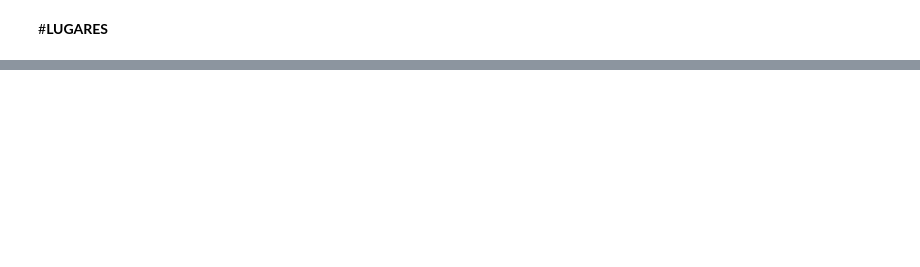
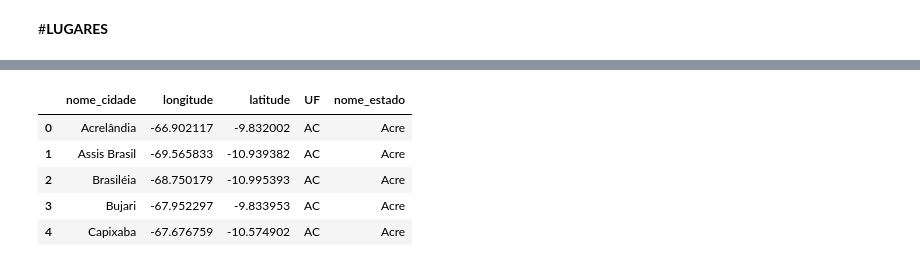
Before and after one commit to adielws/covid19-questions, a Jupyter notebook: covid19_questions.ipynb, the cells around one changed output, grey strips where cells are left out. Saved outputs shown, nothing was run; the diff lists cells and outputs as text; code cells hidden in the pictures; blank space fills up the shorter version.

```diff
--- a/covid19_questions.ipynb
+++ b/covid19_questions.ipynb
@@ -448,3 +454,13 @@ lugares.head()
 | 657 | 01/06/2020 22:06 | Diego M 🇪🇪 | _Manhaguanha | Povo de São Lourenço já leram os ... | 0 | 892 | pt | São Lourenço do Oeste | Brazil | BR | NaN | ... |
 | 1199 | 28/06/2020 02:30 | De cola | _niseoliveira | Certeza que vocês estão cumprindo... | 0 | 590 | pt | Itu | Brazil | BR | NaN | ... |
 | 1253 | 02/04/2020 20:40 | .Nathi 🐨 | nathalisicuro | @aliinemj Aline!!!!!! Mas que car... | 0 | 964 | pt | Joinville | Brazil | BR | NaN | ... |
+# %%
+cidades = pd.read_csv('/content/drive/Shared drives/TRABALHO_POS/CIDADES-ESTADOS.csv', error_bad_lines=False, delimiter=',', encoding="utf-8")
+cidades.head(5)
+# %% [output]
+|  | nome_cidade | longitude | latitude | UF | nome_estado |
+| 0 | Acrelândia | -66.902117 | -9.832002 | AC | Acre |
+| 1 | Assis Brasil | -69.565833 | -10.939382 | AC | Acre |
+| 2 | Brasiléia | -68.750179 | -10.995393 | AC | Acre |
+| 3 | Bujari | -67.952297 | -9.833953 | AC | Acre |
+| 4 | Capixaba | -67.676759 | -10.574902 | AC | Acre |
```
Also changed, not shown: parts of 12 cells of this notebook.
